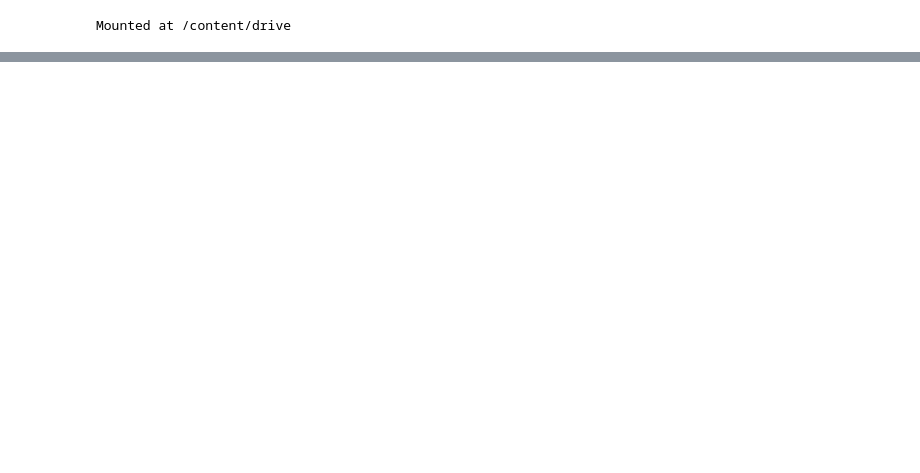
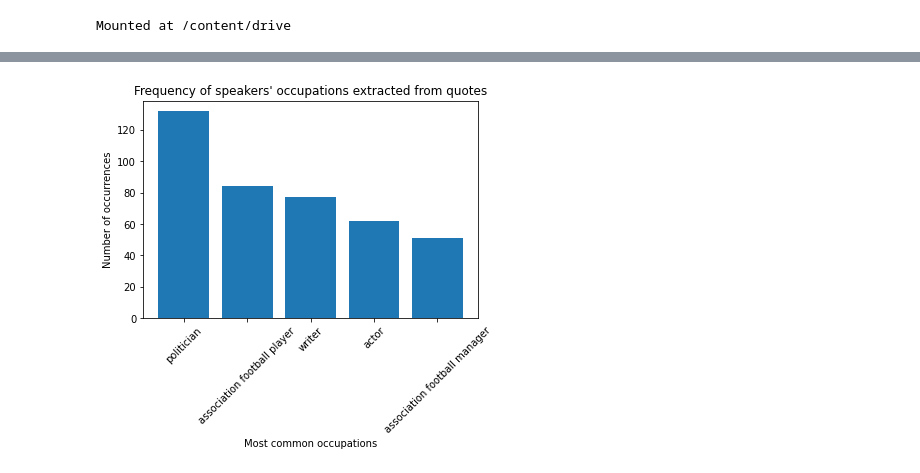
Before and after one commit to epfl-ada/ada-2021-project-gluten-meat-free, a Jupyter notebook: ADA_Project_2_Milestone_notebook.ipynb, the cells around one changed output, grey strips where cells are left out. Drawn from its saved outputs; the diff is of its cells as text; code cells hidden in the pictures; blank space fills up the shorter version.

```diff
--- a/ADA_Project_2_Milestone_notebook.ipynb
+++ b/ADA_Project_2_Milestone_notebook.ipynb
@@ -327,0 +295,36 @@ defaultdict(<function __main__.relative_change_in_time.<locals>.<lambda>>,
+# %%
+def iterate_chunks(year, chunk_size, num_of_chunks):
+  '''Extracts a number of chunks from the file corresponding to the specified year.'''
+
+  with bz2.open(get_path_to_file(year), 'rb') as file:
+    lines = []
+
+    for i, line in enumerate(file):
+      lines.append(json.loads(line))
+
+      if i % chunk_size == 0 and i != 0:
+        yield pd.DataFrame(lines)
+        del lines[:]
+        lines = []
+
+        if i / chunk_size == num_of_chunks:
+           return
+
+    yield pd.DataFrame(lines)
+    del lines[:]
+
+
+def run_chunks_year(year, chunk_size = 10_000, num_of_chunks=3):
+  '''Processes and calculates the features' distributions for each chunk.'''
+
+  aggregation = defaultdict(Counter)
+
+  for chunk_df in iterate_chunks(year, chunk_size, num_of_chunks):
+      process_chunk(chunk_df, aggregation)
+  return aggregation
+
+
+def run_chunks_across_years(years, chunk_size = 10_000, num_of_chunks=3):
+  '''Processes and calculates the features' distributions for each chunk for multiple years.'''
+
+  return {year: run_chunks_year(year, chunk_size, num_of_chunks) for year in years}
@@ -327,0 +356,9 @@ defaultdict(<function __main__.relative_change_in_time.<locals>.<lambda>>,
+# %%
+plt.bar(*zip(*agg_2020['occupations_frequency'].most_common(5)))
+plt.xlabel("Most common occupations")
+plt.ylabel("Number of occurrences")
+plt.title("Frequency of speakers' occupations extracted from quotes")
+plt.xticks(rotation=45)
+plt.show()
+# %% [output]
+[figure, added]
```
Also changed, not shown: parts of 67 cells of this notebook.
